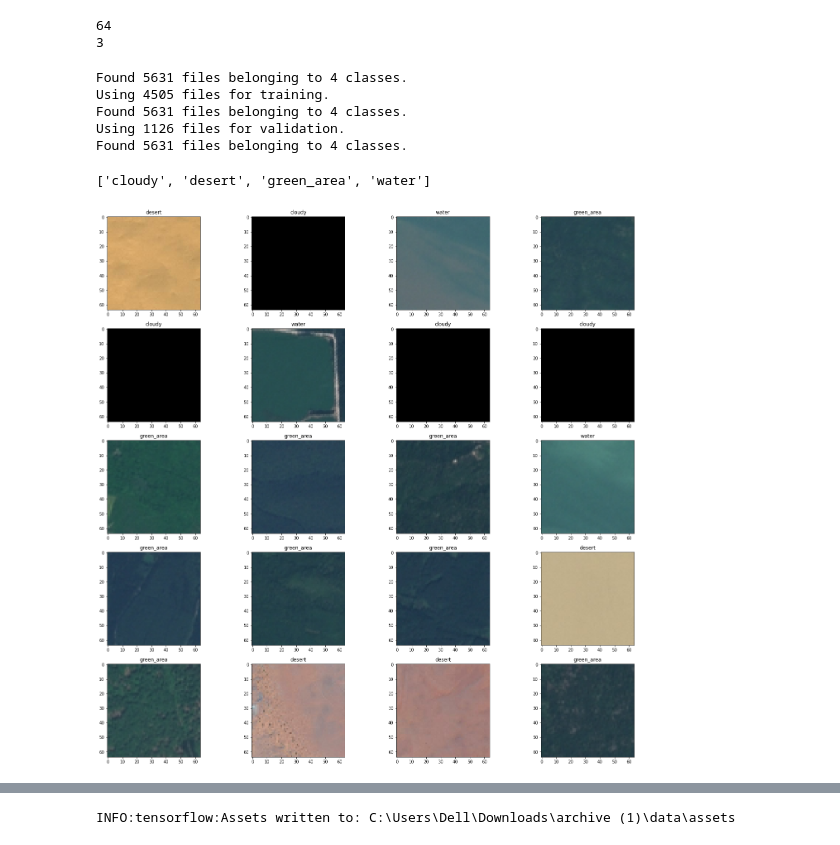
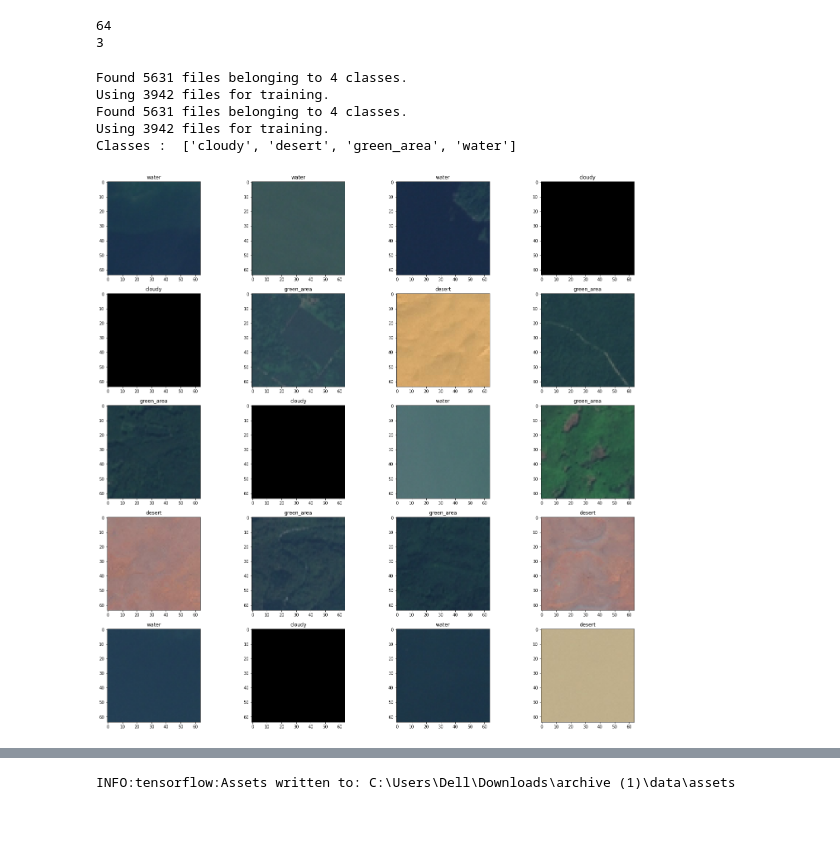
Before and after one commit to grzech903/-Image-Classification, a Jupyter notebook: Pierwsze NN .ipynb, the cells around one changed output, grey strips where cells are left out. Saved outputs shown, nothing was run; the diff lists cells and outputs as text; code cells hidden in the pictures.

```diff
--- a/Pierwsze NN .ipynb
+++ b/Pierwsze NN .ipynb
@@ -35,49 +42,49 @@ print(CHANNELS )
 
 train_data = tf.keras.preprocessing.image_dataset_from_directory(image_dir,
                                                                  image_size = (64,64),
-                                                                 label_mode = "categorical",
+                                                                 #labels = 'inferred',
+                                                                 label_mode = 'int',
                                                                  batch_size= 32,
-                                                                 validation_split = 0.20,
-                                                                 seed = 42,
+                                                                 shuffle = True,
+                                                                 validation_split = 0.3,
+                                                                 seed = 27,
                                                                  subset = "training"
                                                                  )
 
-val_data = tf.keras.preprocessing.image_dataset_from_directory(image_dir,
-                                                                 image_size = (64,64),
-                                                                 label_mode = "categorical",
-                                                                 batch_size= 32,
-                                                                 validation_split = 0.20,
-                                                                 seed = 42,
-                                                                 subset = "validation"
-                                                                 )
 
 test_data = tf.keras.preprocessing.image_dataset_from_directory(image_dir,
                                                                 image_size = (64,64),
-                                                                label_mode = "categorical",
-                                                                batch_size = 32
-
+                                                                #label_mode = "categorical",
+                                                                #labels = 'inferred',
+                                                                label_mode = 'int',
+                                                                batch_size = 32,
+                                                                shuffle = True,
+                                                                seed = 27,
+                                                                validation_split = 0.3,
+                                                                subset = 'training'
                                                                 )
 
-#Checking class names
-class_names = train_data.class_names
-class_names
+
+
+
+
+print('Classes : ',train_data.class_names)
 # %% [output]
 Found 5631 files belonging to 4 classes.
-Using 4505 files for training.
+Using 3942 files for training.
 Found 5631 files belonging to 4 classes.
-Using 1126 files for validation.
-Found 5631 files belonging to 4 classes.
+Using 3942 files for training.
+Classes :  ['cloudy', 'desert', 'green_area', 'water']
-['cloudy', 'desert', 'green_area', 'water']
 # %%
 #Displaying the train data sample
 
 plt.figure(figsize=(24,24))
 
 for image, label in train_data.take(1):
 
   for i in range(20):
     plt.subplot(5,4,i+1)
     plt.imshow(image[i].numpy().astype("uint8"))
-    plt.title(class_names[tf.argmax(label[i])])
+    plt.title(train_data.class_names[(label[i])])
 # %% [output]
-[figure, old version]
+[figure, new version]
```
Also changed, not shown: parts of 16 cells of this notebook.
